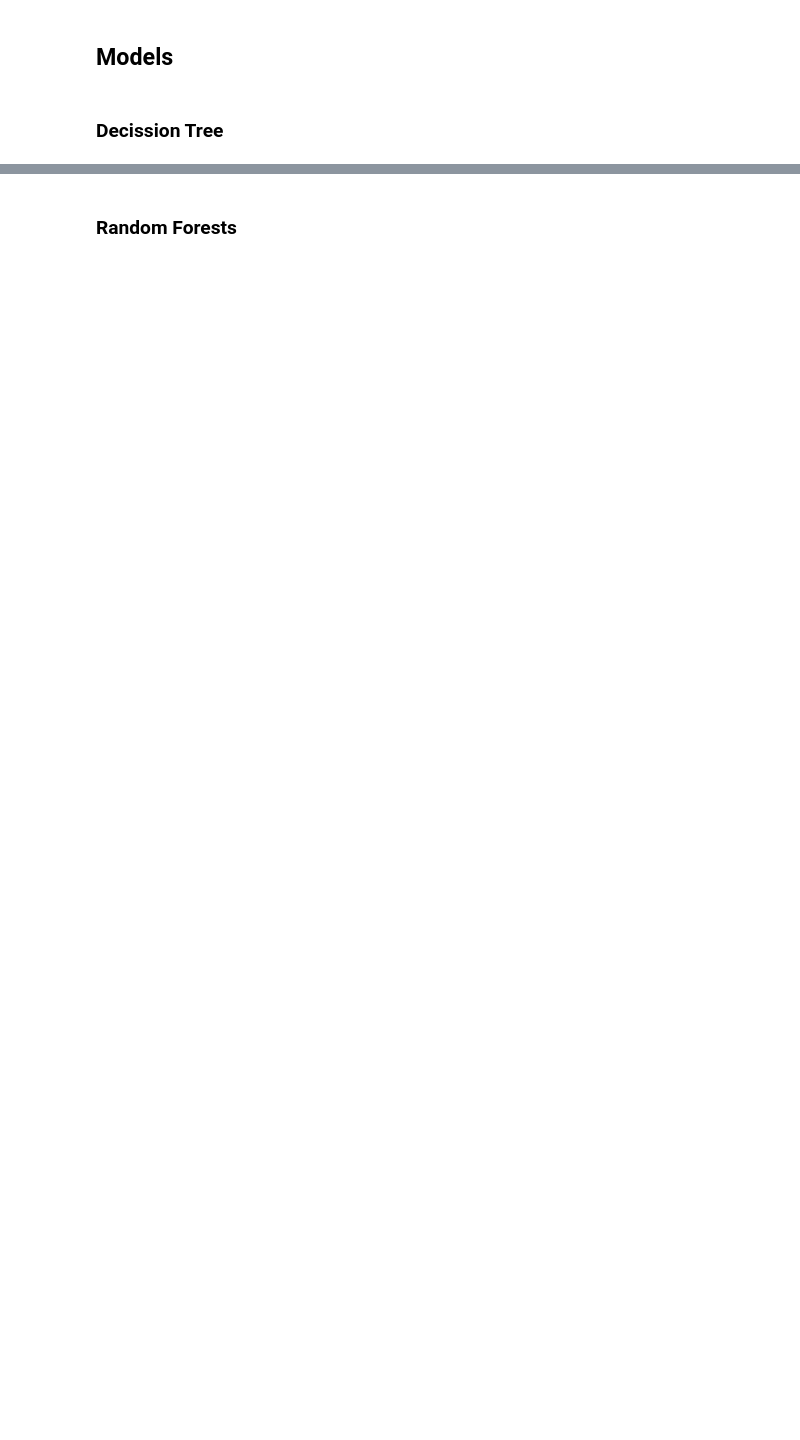
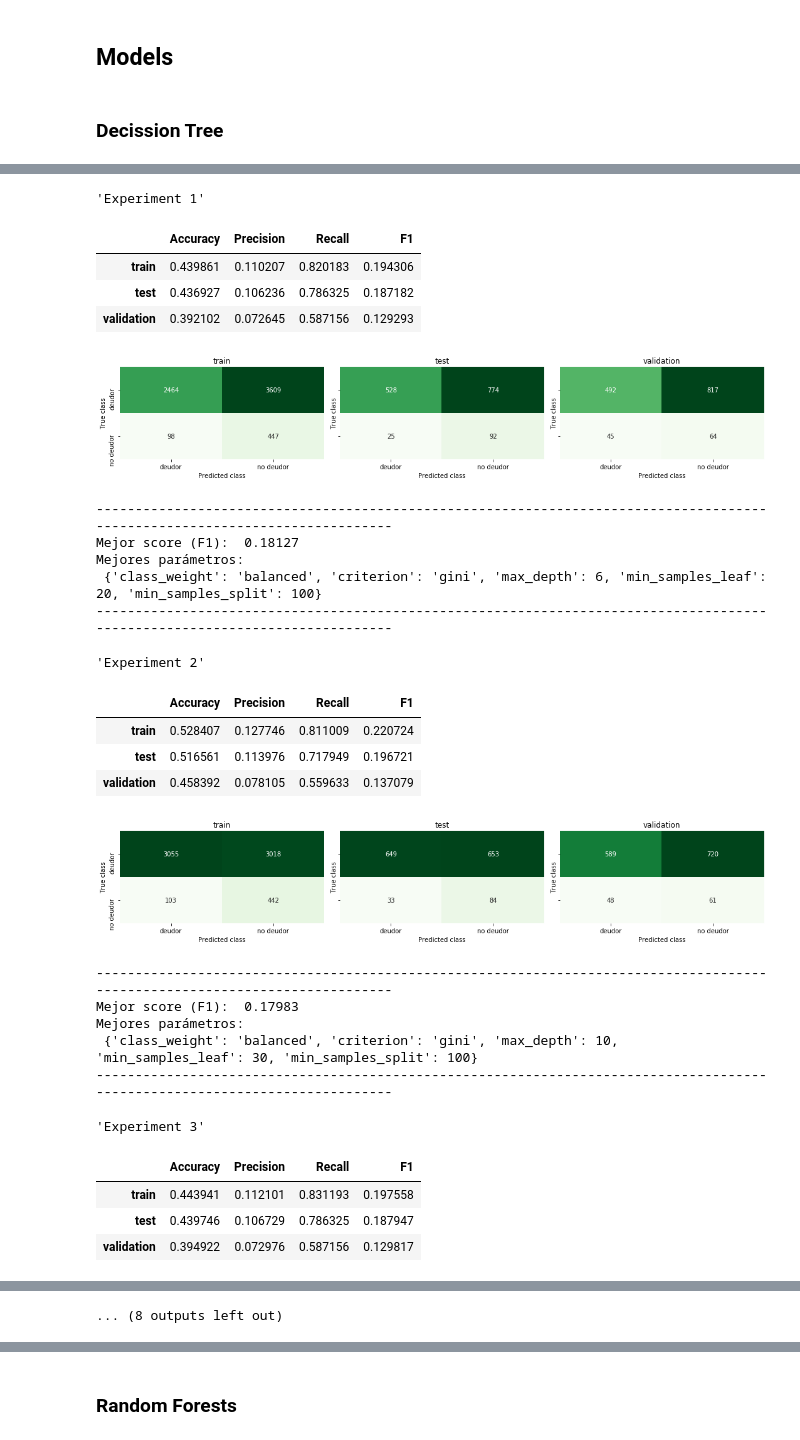
Before and after one commit to AgusTrulli/ML_Grupo_2, a Jupyter notebook: tp2_experimentation.ipynb, the cells around one changed output, grey strips where cells are left out. Drawn from its saved outputs; the diff is of its cells as text; code cells hidden in the pictures; blank space fills up the shorter version.

Commit message:
Adds changes to the models

```diff
--- a/tp2_experimentation.ipynb
+++ b/tp2_experimentation.ipynb
@@ -207,11 +248,13 @@ Se basa en una medida de cuánto la evidencia apoya o socava una hipótesis. Se
 # %% [markdown]
 ### Decission Tree
 # %%
-def get_tree_config():
+def get_tree_config(max_depths=[None], min_samples_split=[2], min_samples_leaf=[1]):
     params = {
-            'max_depth': [6, 7, 8, 9, 10, 11, 12],
+            'max_depth': max_depths,
             'criterion': ['entropy', 'gini'],
-            'class_weight': [{0: 1, 1: 2}, 'balanced']
+            'class_weight': [{0: 1, 1: 8}, 'balanced'],
+            'min_samples_split': min_samples_split,
+            'min_samples_leaf': min_samples_leaf
         }
 
     model = DecisionTreeClassifier(random_state=1)
@@ -280,0 +277,24 @@ def graph_tree(tree, col_names):
+# %%
+model_1, parameters_1 = get_tree_config(max_depths=[5,6,7],
+                                        min_samples_split=[80,100],
+                                        min_samples_leaf=[10,15,20,30])
+
+model_2, parameters_2 = get_tree_config(max_depths=[9,10,11],
+                                        min_samples_split=[80,100],
+                                        min_samples_leaf=[10,15,20,30])
+
+model_3, parameters_3 = get_tree_config(max_depths=[5,6,7,9,10,11])
+
+model_4, parameters_4 = get_tree_config(max_depths=[5,6,7],
+                                        min_samples_split=[80,100,130,170],
+                                        min_samples_leaf=[15,20,30,40,50])
+
+model_5, parameters_5 = get_tree_config(max_depths=[5,6,7],
+                                        min_samples_split=[60,70,80,100,130],
+                                        min_samples_leaf=[30,40,50,65,90])
+
+pipe_tree_1, grid_search_tree_1 = make_tree_predictions(model_1, parameters_1)
+pipe_tree_2, grid_search_tree_2 = make_tree_predictions(model_2, parameters_2)
+pipe_tree_3, grid_search_tree_3 = make_tree_predictions(model_3, parameters_3)
+pipe_tree_4, grid_search_tree_4 = make_tree_predictions(model_4, parameters_4)
+pipe_tree_5, grid_search_tree_5 = make_tree_predictions(model_5, parameters_5)
@@ -280,0 +317,40 @@ def graph_tree(tree, col_names):
+# %%
+i = 0
+experiments = [(grid_search_tree_1, pipe_tree_1),
+               (grid_search_tree_2, pipe_tree_2),
+               (grid_search_tree_3, pipe_tree_3),
+               (grid_search_tree_4, pipe_tree_4),
+               (grid_search_tree_5, pipe_tree_5)]
+
+for grid_search, pipe in experiments:
+    i += 1
+    evaluate_model(pipe, title=f'Experiment {i}')
+    get_best_scores(grid_search)
+# %% [output]
+'Experiment 1'
+|  | Accuracy | Precision | Recall | F1 |
+| train | 0.439861 | 0.110207 | 0.820183 | 0.194306 |
+| test | 0.436927 | 0.106236 | 0.786325 | 0.187182 |
+| validation | 0.392102 | 0.072645 | 0.587156 | 0.129293 |
+[figure, added]
+----------------------------------------------------------------------------------------------------------------------------
+Mejor score (F1):  0.18127
+Mejores parámetros:
+ {'class_weight': 'balanced', 'criterion': 'gini', 'max_depth': 6, 'min_samples_leaf': 20, 'min_samples_split': 100}
+----------------------------------------------------------------------------------------------------------------------------
+'Experiment 2'
+|  | Accuracy | Precision | Recall | F1 |
+| train | 0.528407 | 0.127746 | 0.811009 | 0.220724 |
+| test | 0.516561 | 0.113976 | 0.717949 | 0.196721 |
+| validation | 0.458392 | 0.078105 | 0.559633 | 0.137079 |
+[figure, added]
+----------------------------------------------------------------------------------------------------------------------------
+Mejor score (F1):  0.17983
+Mejores parámetros:
+ {'class_weight': 'balanced', 'criterion': 'gini', 'max_depth': 10, 'min_samples_leaf': 30, 'min_samples_split': 100}
+----------------------------------------------------------------------------------------------------------------------------
+'Experiment 3'
+|  | Accuracy | Precision | Recall | F1 |
+| train | 0.443941 | 0.112101 | 0.831193 | 0.197558 |
+| test | 0.439746 | 0.106729 | 0.786325 | 0.187947 |
+| validation | 0.394922 | 0.072976 | 0.587156 | 0.129817 |
@@ -280,0 +363 @@ def graph_tree(tree, col_names):
+... (8 outputs left out)
```
Also changed, not shown: parts of 63 cells of this notebook.
